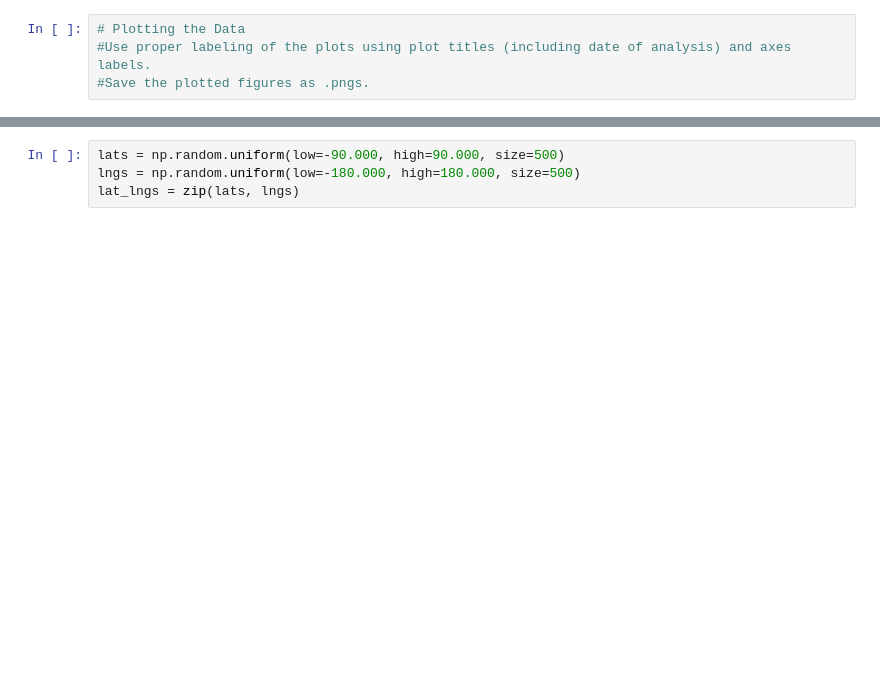
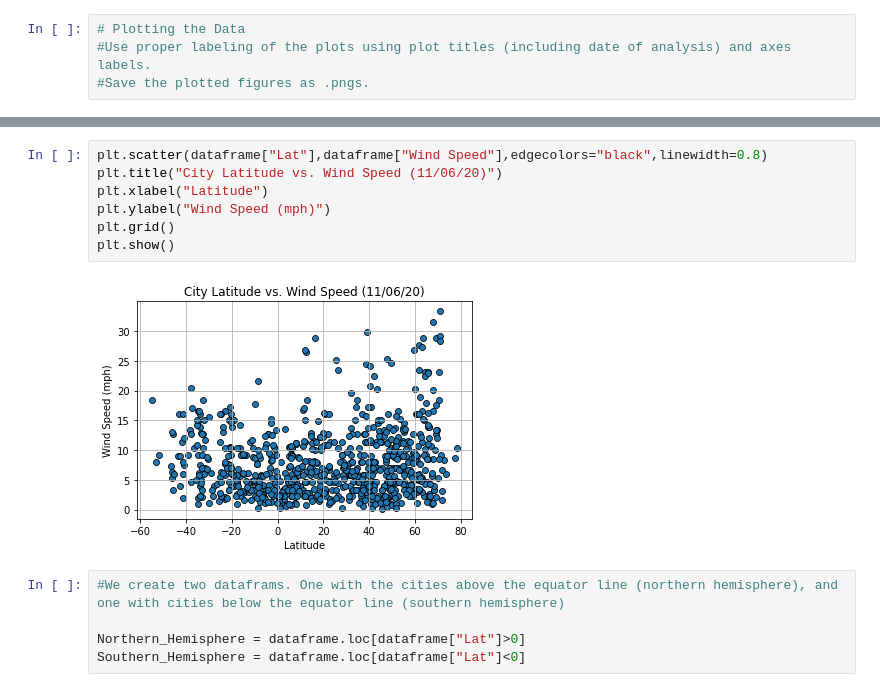
Before and after one commit to JorgeArV/API-challenge, a Jupyter notebook: Homework/Instructions/Untitled.ipynb, the cells around one changed output, grey strips where cells are left out. Drawn from its saved outputs; the diff is of its cells as text; blank space fills up the shorter version.

```diff
--- a/Homework/Instructions/Untitled.ipynb
+++ b/Homework/Instructions/Untitled.ipynb
@@ -248,4 +250,14 @@ plt.show()
-# %%
-lats = np.random.uniform(low=-90.000, high=90.000, size=500)
-lngs = np.random.uniform(low=-180.000, high=180.000, size=500)
-lat_lngs = zip(lats, lngs)
+# %%
+plt.scatter(dataframe["Lat"],dataframe["Wind Speed"],edgecolors="black",linewidth=0.8)
+plt.title("City Latitude vs. Wind Speed (11/06/20)")
+plt.xlabel("Latitude")
+plt.ylabel("Wind Speed (mph)")
+plt.grid()
+plt.show()
+# %% [output]
+[figure, added]
+# %%
+#We create two dataframs. One with the cities above the equator line (northern hemisphere), and one with cities below the equator line (southern hemisphere)
+
+Northern_Hemisphere = dataframe.loc[dataframe["Lat"]>0]
+Southern_Hemisphere = dataframe.loc[dataframe["Lat"]<0]
```
Also changed, not shown: parts of 15 cells of this notebook.
